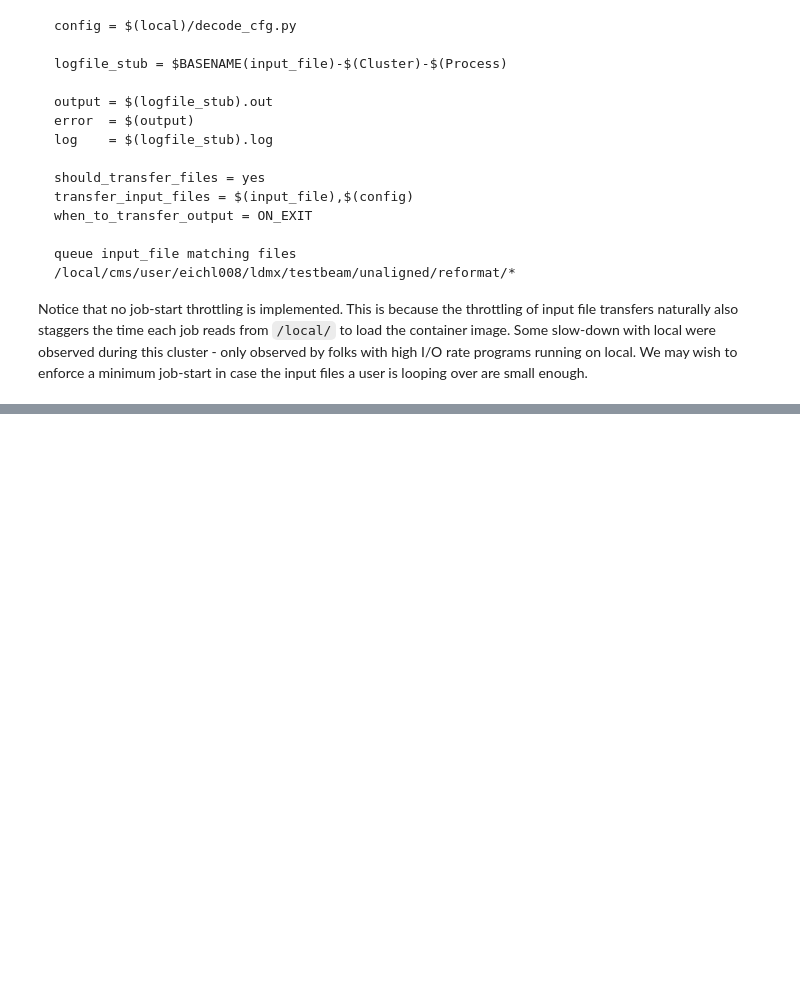
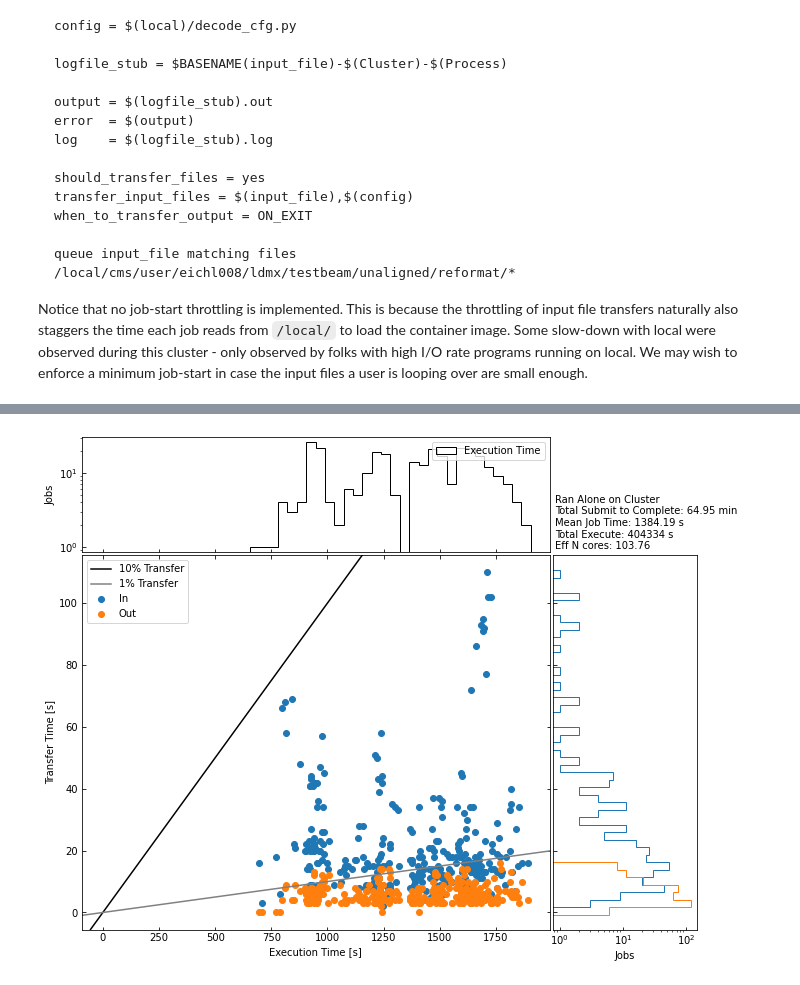
Before and after one commit to tomeichlersmith/umn-cluster, a Jupyter notebook: proto-cluster/job-timing-study.ipynb, the cells around one changed output, grey strips where cells are left out. Saved outputs shown, nothing was run; the diff lists cells and outputs as text; code cells hidden in the pictures; blank space fills up the shorter version.

```diff
--- a/proto-cluster/job-timing-study.ipynb
+++ b/proto-cluster/job-timing-study.ipynb
@@ -224,0 +244,4 @@ plot_timing(41)
+# %%
+plot_timing(114,comments=['Ran Alone on Cluster'])
+# %% [output]
+[figure, added]
```
Also changed, not shown: parts of 7 cells of this notebook.
